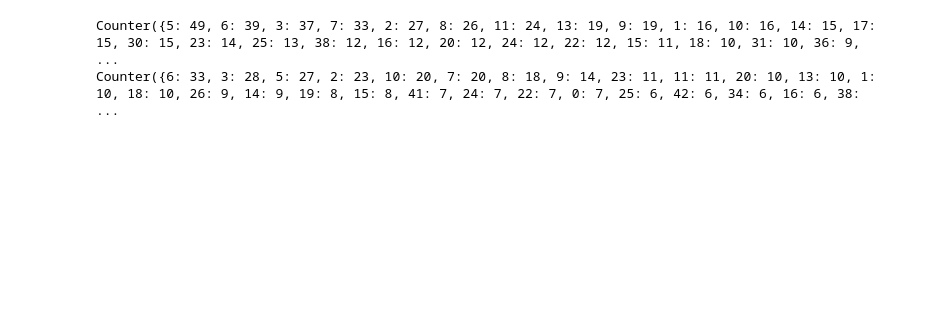
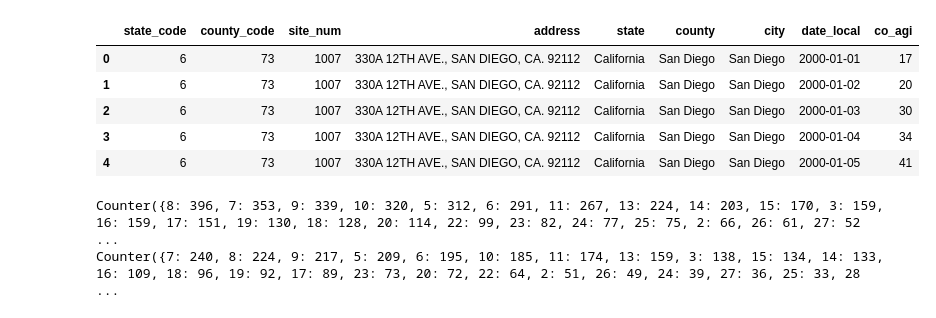
Before and after one commit to Tannerls/Pollution_US-, a Jupyter notebook: Initial_Pollution_ML_Model1.ipynb, the cells around one changed output. Drawn from its saved outputs; the diff is of its cells as text; code cells hidden in the pictures; blank space fills up the shorter version.

```diff
--- a/Initial_Pollution_ML_Model.ipynb
+++ b/Initial_Pollution_ML_Model1.ipynb
@@ -40,3 +29,13 @@ pollution_train_df.head()
+# %%
+pollution_train_df = pd.read_sql_query('''SELECT * FROM most_polluted_city;''' , cnx)
+pollution_train_df.head()
+# %% [output]
+|  | state_code | county_code | site_num | address | state | county | city | date_local | co_agi |
+| 0 | 6 | 73 | 1007 | 330A 12TH AVE., SAN DIEGO, CA. 92112 | California | San Diego | San Diego | 2000-01-01 | 17 |
+| 1 | 6 | 73 | 1007 | 330A 12TH AVE., SAN DIEGO, CA. 92112 | California | San Diego | San Diego | 2000-01-02 | 20 |
+| 2 | 6 | 73 | 1007 | 330A 12TH AVE., SAN DIEGO, CA. 92112 | California | San Diego | San Diego | 2000-01-03 | 30 |
+| 3 | 6 | 73 | 1007 | 330A 12TH AVE., SAN DIEGO, CA. 92112 | California | San Diego | San Diego | 2000-01-04 | 34 |
+| 4 | 6 | 73 | 1007 | 330A 12TH AVE., SAN DIEGO, CA. 92112 | California | San Diego | San Diego | 2000-01-05 | 41 |
 # %%
 # Split data into our features
 feature_cols = ['state_code', 'county_code', 'site_num','county','city', 'date_local']
@@ -49,5 +48,5 @@ X_train, X_test, y_train, y_test = train_test_split(X, y, test_size=0.4, random_
 print(Counter(y_train))
 print(Counter(y_test))
 # %% [output]
-Counter({5: 49, 6: 39, 3: 37, 7: 33, 2: 27, 8: 26, 11: 24, 13: 19, 9: 19, 1: 16, 10: 16, 14: 15, 17: 15, 30: 15, 23: 14, 25: 13, 38: 12, 16: 12, 20: 12, 24: 12, 22: 12, 15: 11, 18: 10, 31: 10, 36: 9,  ...
-Counter({6: 33, 3: 28, 5: 27, 2: 23, 10: 20, 7: 20, 8: 18, 9: 14, 23: 11, 11: 11, 20: 10, 13: 10, 1: 10, 18: 10, 26: 9, 14: 9, 19: 8, 15: 8, 41: 7, 24: 7, 22: 7, 0: 7, 25: 6, 42: 6, 34: 6, 16: 6, 38:  ...
+Counter({8: 396, 7: 353, 9: 339, 10: 320, 5: 312, 6: 291, 11: 267, 13: 224, 14: 203, 15: 170, 3: 159, 16: 159, 17: 151, 19: 130, 18: 128, 20: 114, 22: 99, 23: 82, 24: 77, 25: 75, 2: 66, 26: 61, 27: 52 ...
+Counter({7: 240, 8: 224, 9: 217, 5: 209, 6: 195, 10: 185, 11: 174, 13: 159, 3: 138, 15: 134, 14: 133, 16: 109, 18: 96, 19: 92, 17: 89, 23: 73, 20: 72, 22: 64, 2: 51, 26: 49, 24: 39, 27: 36, 25: 33, 28 ...
```
Also changed, not shown: parts of 3 cells of this notebook, 1 other file.
